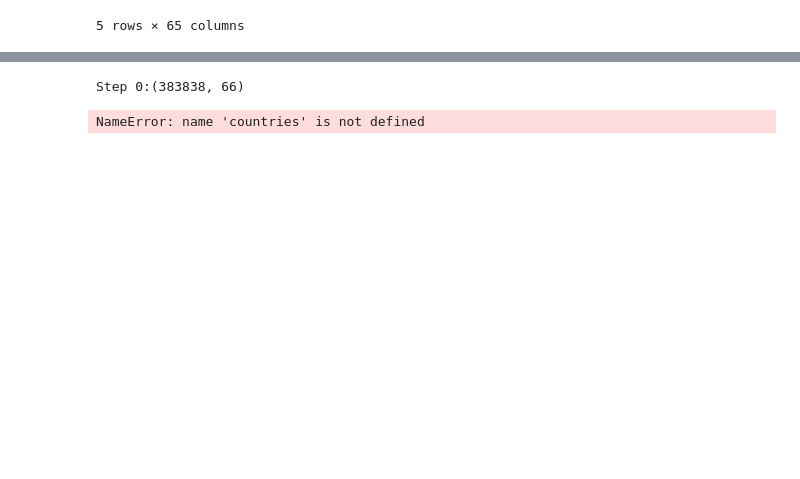
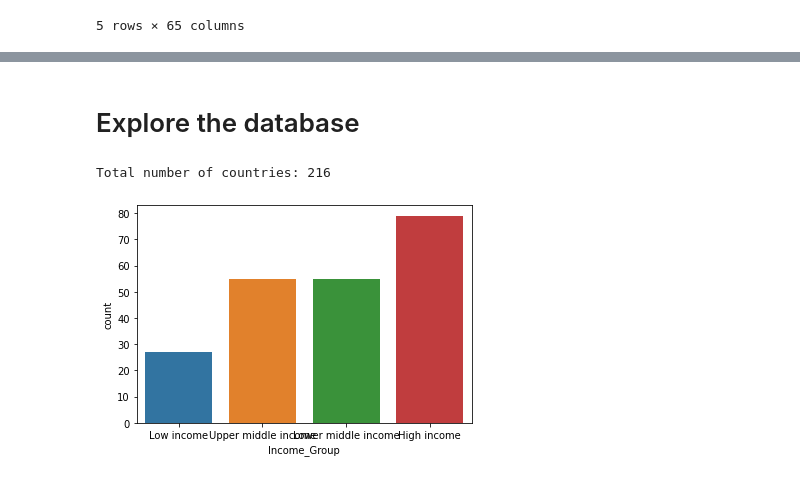
Before and after one commit to akshay-ap/INFOVIS-lab, a Jupyter notebook: assignment-06-project/backend/Data preprocessing.ipynb, the cells around one changed output, grey strips where cells are left out. Cells and saved outputs as stored; diff of their text form; code cells hidden in the pictures; blank space fills up the shorter version.

```diff
--- a/assignment-06-project/backend/Data preprocessing.ipynb
+++ b/assignment-06-project/backend/Data preprocessing.ipynb
@@ -144,33 +119,3 @@ df_country_series.to_sql('WDICountrySeries', conn, if_exists='replace', index=Fa
 df_WDIFootNote.to_sql('WDIFootNote', conn, if_exists='replace', index=False)
 df_series.to_sql('WDISeries', conn, if_exists='replace', index=False)
 conn.close()
-# %%
-df_data = pd.read_csv("data/WDIData.csv")
-df_data.columns = df_data.columns.str.replace(" ", "_")
-
-print(f"Step 0:{df_data.shape}")
-
-# 1: Countries
-df_data = df_data[df_data['Country_Name'].isin(countries)]
-countries = df_country[df_country.Income_Group.notnull()]['Table_Name']
-
-print(f"Step 1:{df_data.shape}")
-
-# 2: Indicators
-series = df_series[df_series.Topic.str.startswith('Environment:', na = False)]['Indicator_Name']
-df_data = df_data[df_data['Indicator_Name'].isin(series)]
-
-print(f"Step 2:{df_data.shape}")
-
-with pd.option_context('display.max_rows', None,
-                       'display.max_columns', None,
-                       'display.precision', 3,
-                       ):
-
-    # r = np.range(1960, 2020)
-    print(df_data.isnull().sum())
-
-df_data
-# %% [output]
-Step 0:(383838, 66)
-NameError: name 'countries' is not defined
@@ -185,0 +122,2 @@ with pd.option_context('display.max_rows', 10,
+# %% [markdown]
+# Explore the database
@@ -185,0 +129,15 @@ with pd.option_context('display.max_rows', 10,
+# %%
+import seaborn as sns
+import matplotlib.pyplot as plt
+%matplotlib inline
+
+query = 'select Income_Group from WDICountry where WDICountry.Income_Group is not NULL'
+conn = sqlite3.connect('data/data.db')
+income_groups = pd.read_sql(query, con = conn)
+
+print(f"Total number of countries: {income_groups.shape[0]}")
+sns.countplot(result['Income_Group'])
+conn.close()
+# %% [output]
+Total number of countries: 216
+[figure, added]
```
Also changed, not shown: parts of 18 cells of this notebook, 5 other files.
